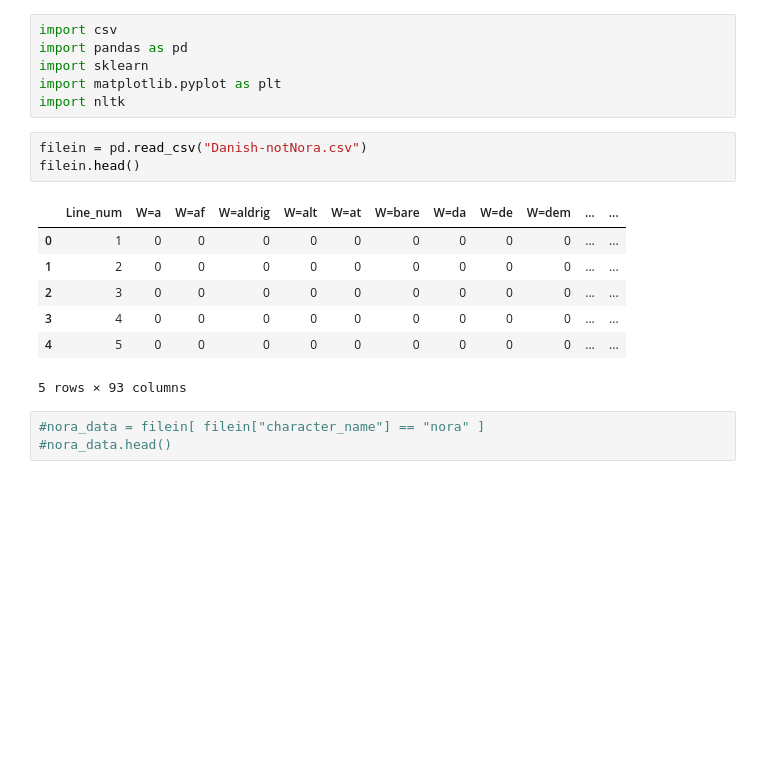
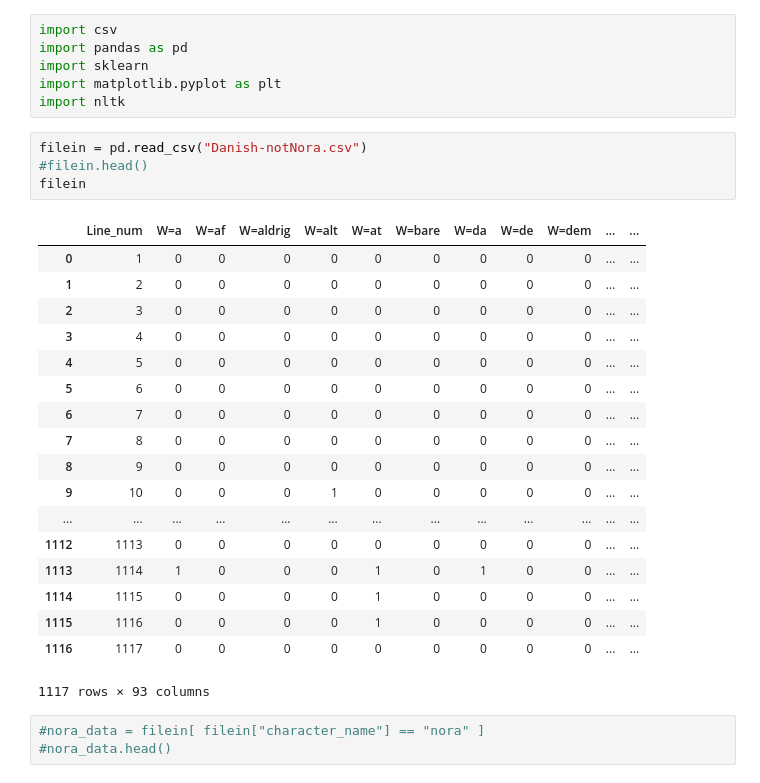
Before and after one commit to hburns2/Stylometry-Dolls-House, a Jupyter notebook: Reproducing_Notebooks/Danish_Visualization.ipynb, the cells around one changed output. Saved outputs shown, nothing was run; the diff lists cells and outputs as text; blank space fills up the shorter version.

```diff
--- a/Reproducing_Notebooks/Danish_Visualization.ipynb
+++ b/Reproducing_Notebooks/Danish_Visualization.ipynb
@@ -6,15 +6,27 @@ import matplotlib.pyplot as plt
 import nltk
 # %%
 filein = pd.read_csv("Danish-notNora.csv")
-filein.head()
+#filein.head()
+filein
 # %% [output]
 |  | Line_num | W=a | W=af | W=aldrig | W=alt | W=at | W=bare | W=da | W=de | W=dem | ... | ... |
 | 0 | 1 | 0 | 0 | 0 | 0 | 0 | 0 | 0 | 0 | 0 | ... | ... |
 | 1 | 2 | 0 | 0 | 0 | 0 | 0 | 0 | 0 | 0 | 0 | ... | ... |
 | 2 | 3 | 0 | 0 | 0 | 0 | 0 | 0 | 0 | 0 | 0 | ... | ... |
 | 3 | 4 | 0 | 0 | 0 | 0 | 0 | 0 | 0 | 0 | 0 | ... | ... |
 | 4 | 5 | 0 | 0 | 0 | 0 | 0 | 0 | 0 | 0 | 0 | ... | ... |
+| 5 | 6 | 0 | 0 | 0 | 0 | 0 | 0 | 0 | 0 | 0 | ... | ... |
+| 6 | 7 | 0 | 0 | 0 | 0 | 0 | 0 | 0 | 0 | 0 | ... | ... |
+| 7 | 8 | 0 | 0 | 0 | 0 | 0 | 0 | 0 | 0 | 0 | ... | ... |
+| 8 | 9 | 0 | 0 | 0 | 0 | 0 | 0 | 0 | 0 | 0 | ... | ... |
+| 9 | 10 | 0 | 0 | 0 | 1 | 0 | 0 | 0 | 0 | 0 | ... | ... |
+| ... | ... | ... | ... | ... | ... | ... | ... | ... | ... | ... | ... | ... |
+| 1112 | 1113 | 0 | 0 | 0 | 0 | 0 | 0 | 0 | 0 | 0 | ... | ... |
+| 1113 | 1114 | 1 | 0 | 0 | 0 | 1 | 0 | 1 | 0 | 0 | ... | ... |
+| 1114 | 1115 | 0 | 0 | 0 | 0 | 1 | 0 | 0 | 0 | 0 | ... | ... |
+| 1115 | 1116 | 0 | 0 | 0 | 0 | 1 | 0 | 0 | 0 | 0 | ... | ... |
+| 1116 | 1117 | 0 | 0 | 0 | 0 | 0 | 0 | 0 | 0 | 0 | ... | ... |
-5 rows × 93 columns
+1117 rows × 93 columns
 # %%
 #nora_data = filein[ filein["character_name"] == "nora" ]
 #nora_data.head()
```
Also changed, not shown: 7 other files.
